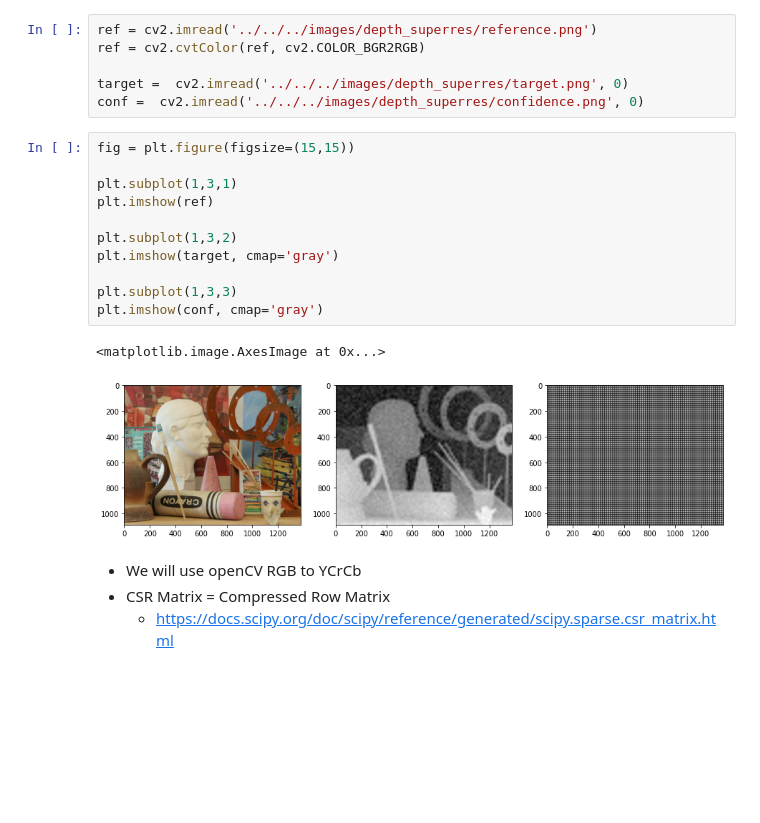
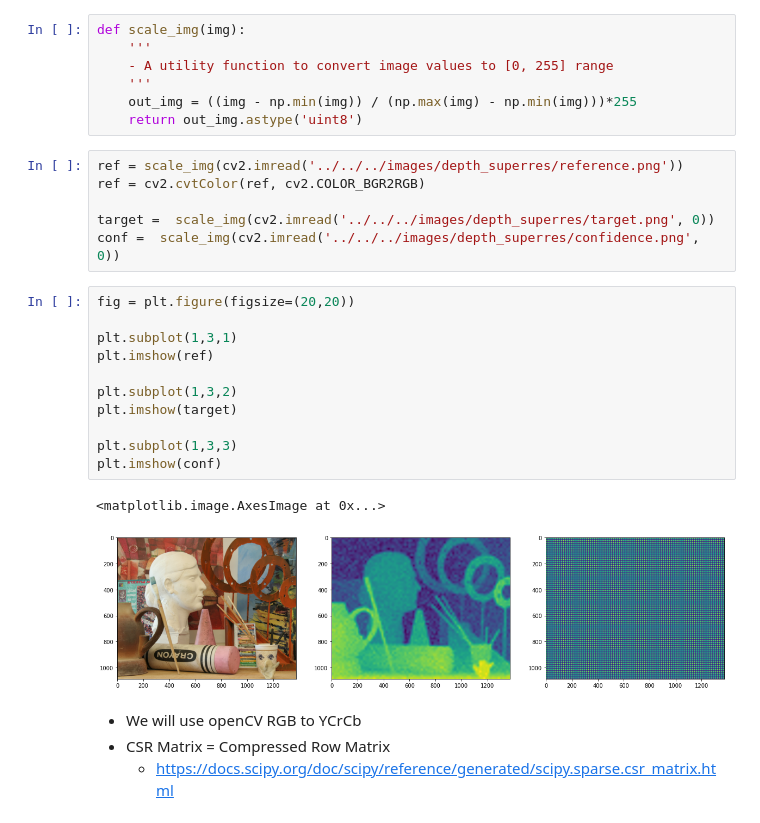
Before and after one commit to Digital-Image-Processing-IIITH/project-pix-it, a Jupyter notebook: src/own/Omama/Grid.ipynb, the cells around one changed output. Drawn from its saved outputs; the diff is of its cells as text; blank space fills up the shorter version.

```diff
--- a/src/own/Omama/Grid.ipynb
+++ b/src/own/Omama/Grid.ipynb
@@ -6,23 +11,30 @@ from scipy.sparse import csr_matrix
+# %%
+def scale_img(img):
+    '''
+    - A utility function to convert image values to [0, 255] range
+    '''
+    out_img = ((img - np.min(img)) / (np.max(img) - np.min(img)))*255
+    return out_img.astype('uint8')
 # %%
-ref = cv2.imread('../../../images/depth_superres/reference.png')
+ref = scale_img(cv2.imread('../../../images/depth_superres/reference.png'))
 ref = cv2.cvtColor(ref, cv2.COLOR_BGR2RGB)
 
-target =  cv2.imread('../../../images/depth_superres/target.png', 0)
-conf =  cv2.imread('../../../images/depth_superres/confidence.png', 0)
+target =  scale_img(cv2.imread('../../../images/depth_superres/target.png', 0))
+conf =  scale_img(cv2.imread('../../../images/depth_superres/confidence.png', 0))
 # %%
-fig = plt.figure(figsize=(15,15))
+fig = plt.figure(figsize=(20,20))
 
 plt.subplot(1,3,1)
 plt.imshow(ref)
 
 plt.subplot(1,3,2)
-plt.imshow(target, cmap='gray')
+plt.imshow(target)
 
 plt.subplot(1,3,3)
-plt.imshow(conf, cmap='gray')
+plt.imshow(conf)
 # %% [output]
 <matplotlib.image.AxesImage at 0x...>
-[figure, old version]
+[figure, new version]
 # %% [markdown]
 -  We will use openCV RGB to YCrCb
 - CSR Matrix = Compressed Row Matrix
```
Also changed, not shown: parts of 8 cells of this notebook.
